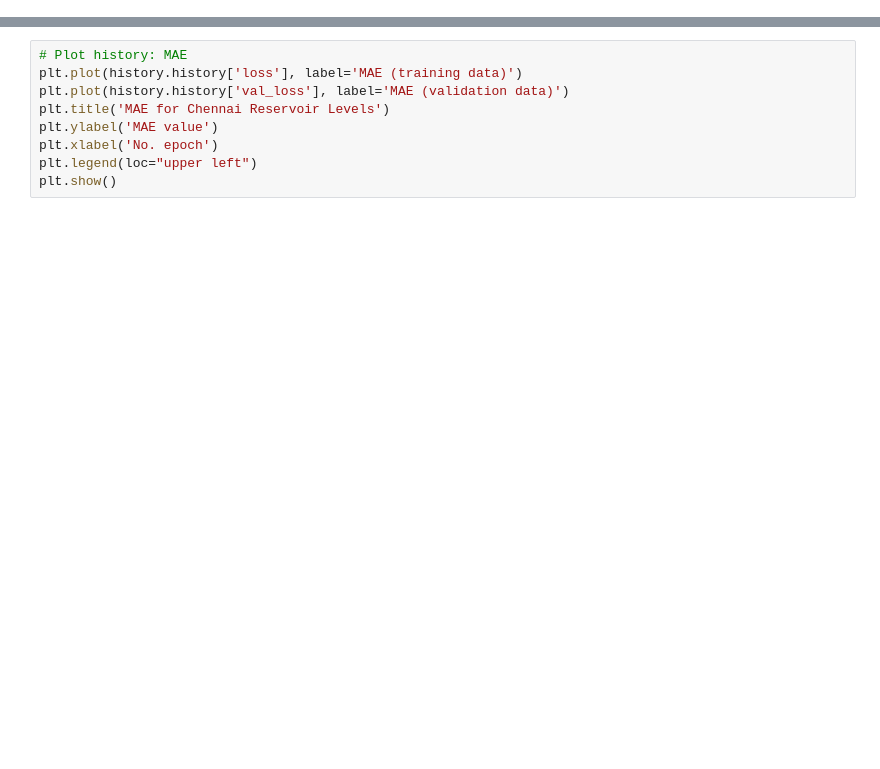
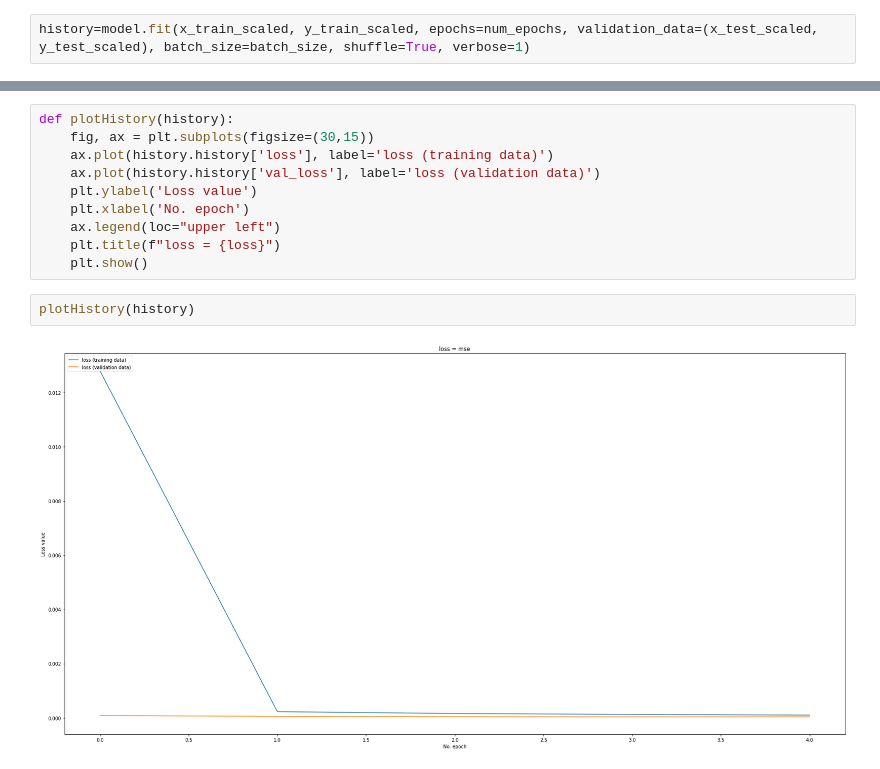
Before and after one commit to aerfio/magisterka, a Jupyter notebook: tds.ipynb, the cells around one changed output, grey strips where cells are left out. Drawn from its saved outputs; the diff is of its cells as text; blank space fills up the shorter version.

```diff
--- a/tds.ipynb
+++ b/tds.ipynb
@@ -132,0 +157,2 @@ len(forecast_dates)
+# %%
+history=model.fit(x_train_scaled, y_train_scaled, epochs=num_epochs, validation_data=(x_test_scaled, y_test_scaled), batch_size=batch_size, shuffle=True, verbose=1)
@@ -133,9 +170,14 @@ len(forecast_dates)
 # %%
-# Plot history: MAE
-plt.plot(history.history['loss'], label='MAE (training data)')
-plt.plot(history.history['val_loss'], label='MAE (validation data)')
-plt.title('MAE for Chennai Reservoir Levels')
-plt.ylabel('MAE value')
-plt.xlabel('No. epoch')
-plt.legend(loc="upper left")
-plt.show()
+def plotHistory(history):
+    fig, ax = plt.subplots(figsize=(30,15))
+    ax.plot(history.history['loss'], label='loss (training data)')
+    ax.plot(history.history['val_loss'], label='loss (validation data)')
+    plt.ylabel('Loss value')
+    plt.xlabel('No. epoch')
+    ax.legend(loc="upper left")
+    plt.title(f"loss = {loss}")
+    plt.show()
+# %%
+plotHistory(history)
+# %% [output]
+[figure, added]
```
Also changed, not shown: parts of 22 cells of this notebook, 4 other files.
